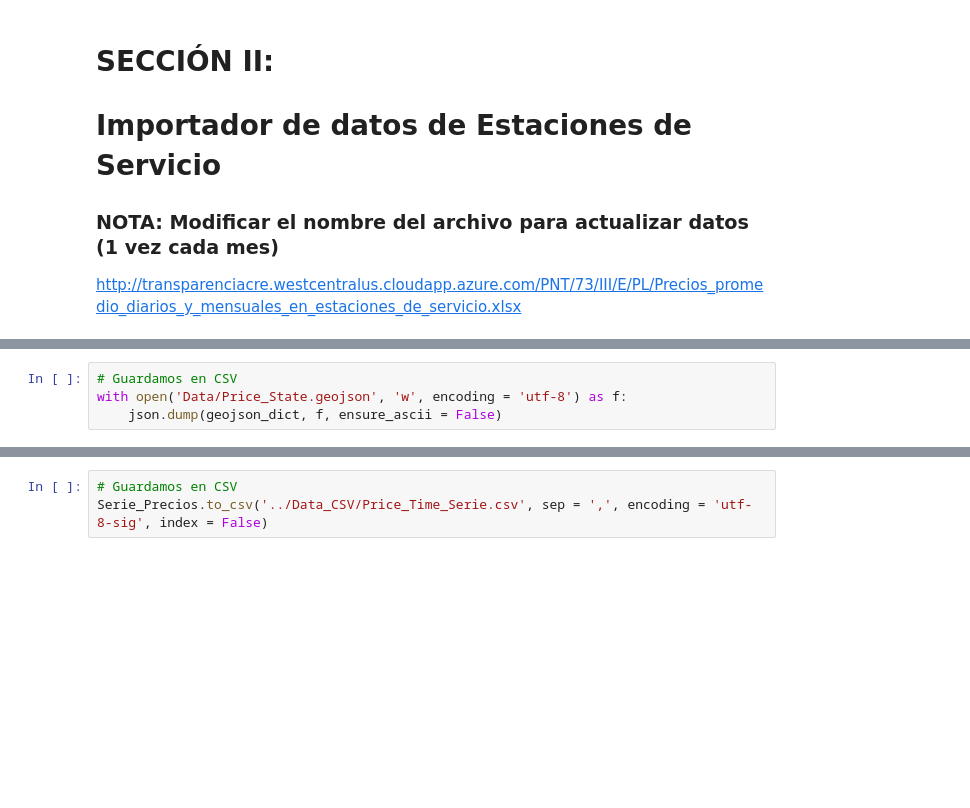
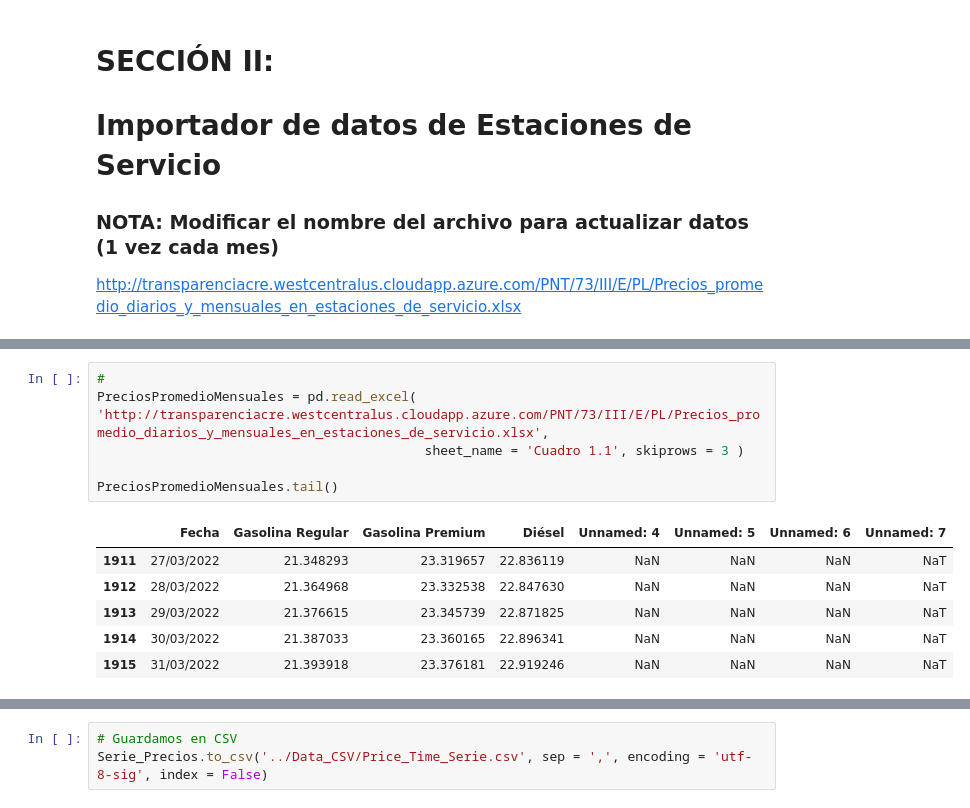
Before and after one commit to AnalyticsBoutique/Precios-en-EDS, a Jupyter notebook: EDS.ipynb, the cells around one changed output, grey strips where cells are left out. Saved outputs shown, nothing was run; the diff lists cells and outputs as text; blank space fills up the shorter version.

```diff
--- a/EDS.ipynb
+++ b/EDS.ipynb
@@ -492,6 +304,15 @@ geojson_dict = df_to_geojson(price_state_2, properties = useful_columns)
-# %%
-# Guardamos en CSV
-with open('Data/Price_State.geojson', 'w', encoding = 'utf-8') as f:
-    json.dump(geojson_dict, f, ensure_ascii = False)
+# %%
+#
+PreciosPromedioMensuales = pd.read_excel( 'http://transparenciacre.westcentralus.cloudapp.azure.com/PNT/73/III/E/PL/Precios_promedio_diarios_y_mensuales_en_estaciones_de_servicio.xlsx',
+                                          sheet_name = 'Cuadro 1.1', skiprows = 3 )
+
+PreciosPromedioMensuales.tail()
+# %% [output]
+|  | Fecha | Gasolina Regular | Gasolina Premium | Diésel | Unnamed: 4 | Unnamed: 5 | Unnamed: 6 | Unnamed: 7 |
+| 1911 | 27/03/2022 | 21.348293 | 23.319657 | 22.836119 | NaN | NaN | NaN | NaT |
+| 1912 | 28/03/2022 | 21.364968 | 23.332538 | 22.847630 | NaN | NaN | NaN | NaT |
+| 1913 | 29/03/2022 | 21.376615 | 23.345739 | 22.871825 | NaN | NaN | NaN | NaT |
+| 1914 | 30/03/2022 | 21.387033 | 23.360165 | 22.896341 | NaN | NaN | NaN | NaT |
+| 1915 | 31/03/2022 | 21.393918 | 23.376181 | 22.919246 | NaN | NaN | NaN | NaT |
 # %%
 # Seleccionamos datos de la serie de precios promedio diario
```
Also changed, not shown: parts of 19 cells of this notebook, 2 other files.
